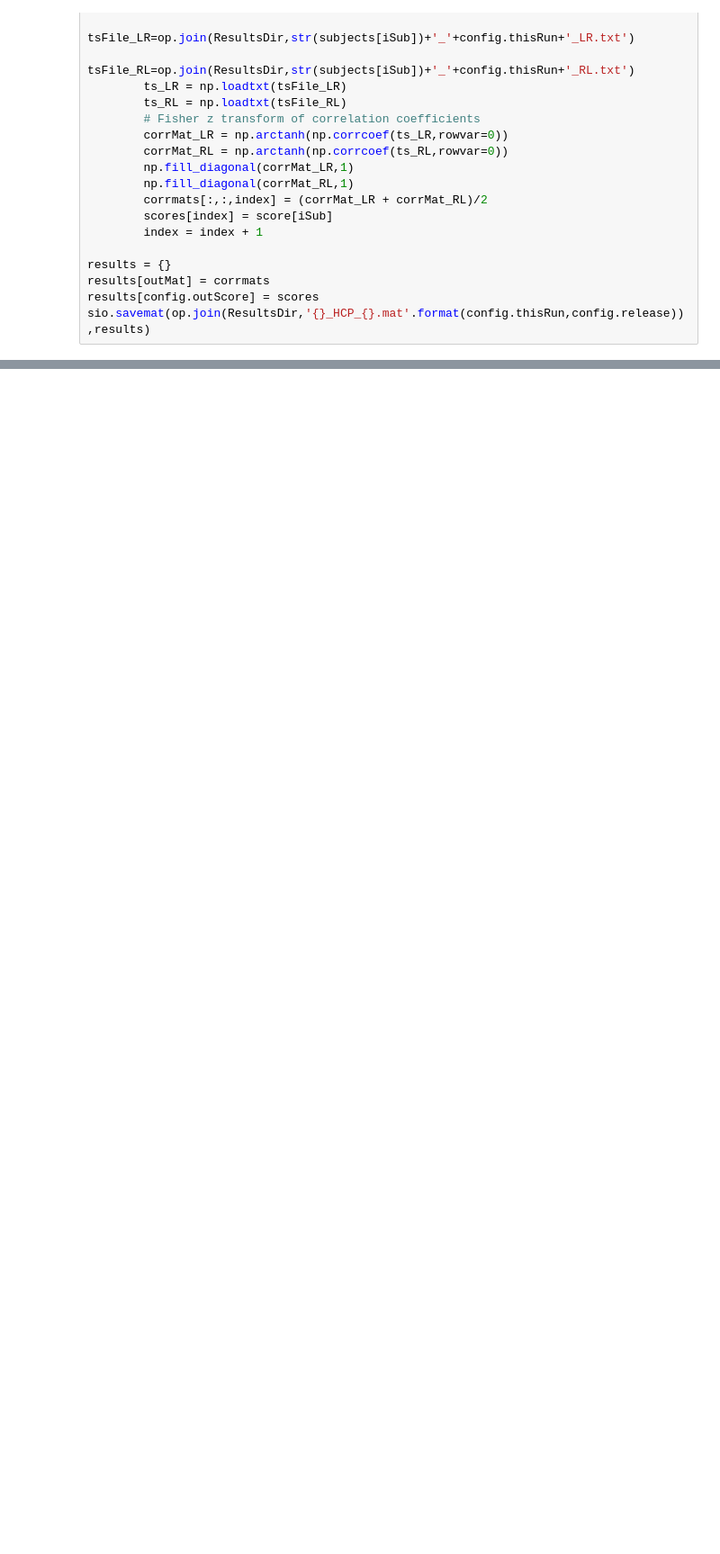
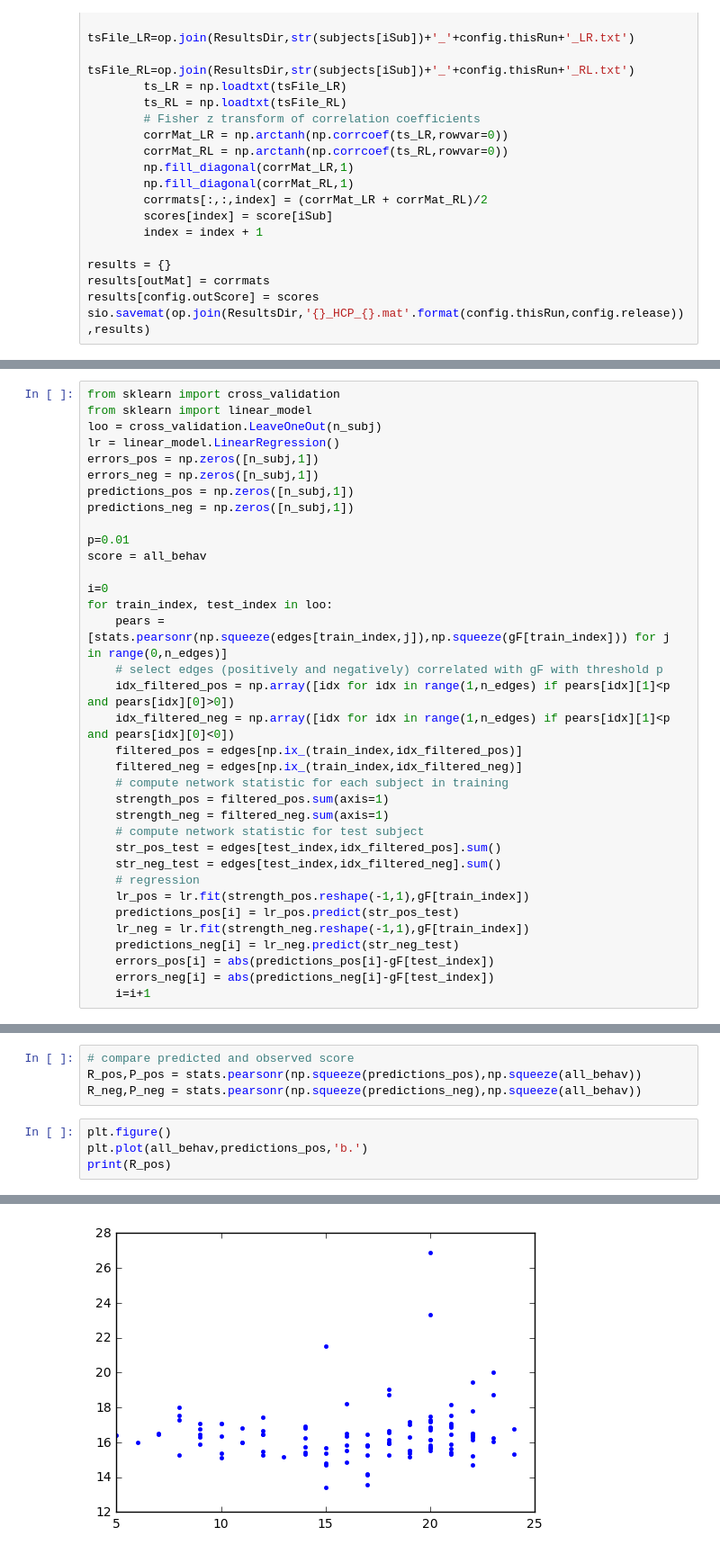
Before and after one commit to paola-g/fc_reproducibility, a Jupyter notebook: python/pipelineCustom.ipynb, the cells around one changed output, grey strips where cells are left out. Shown at 90% size. Cells and saved outputs as stored; diff of their text form; blank space fills up the shorter version.

Commit message:
added code for plots

```diff
--- a/python/pipelineCustom.ipynb
+++ b/python/pipelineCustom.ipynb
@@ -1209,0 +1212,35 @@ sio.savemat(op.join(ResultsDir,'{}_HCP_{}.mat'.format(config.thisRun,config.rele
+# %%
+from sklearn import cross_validation
+from sklearn import linear_model
+loo = cross_validation.LeaveOneOut(n_subj)
+lr = linear_model.LinearRegression()
+errors_pos = np.zeros([n_subj,1])
+errors_neg = np.zeros([n_subj,1])
+predictions_pos = np.zeros([n_subj,1])
+predictions_neg = np.zeros([n_subj,1])
+
+p=0.01
+score = all_behav
+
+i=0
+for train_index, test_index in loo:
+    pears = [stats.pearsonr(np.squeeze(edges[train_index,j]),np.squeeze(gF[train_index])) for j in range(0,n_edges)]
+    # select edges (positively and negatively) correlated with gF with threshold p
+    idx_filtered_pos = np.array([idx for idx in range(1,n_edges) if pears[idx][1]<p and pears[idx][0]>0])
+    idx_filtered_neg = np.array([idx for idx in range(1,n_edges) if pears[idx][1]<p and pears[idx][0]<0])
+    filtered_pos = edges[np.ix_(train_index,idx_filtered_pos)]
+    filtered_neg = edges[np.ix_(train_index,idx_filtered_neg)]
+    # compute network statistic for each subject in training
+    strength_pos = filtered_pos.sum(axis=1)
+    strength_neg = filtered_neg.sum(axis=1)
+    # compute network statistic for test subject
+    str_pos_test = edges[test_index,idx_filtered_pos].sum()
+    str_neg_test = edges[test_index,idx_filtered_neg].sum()
+    # regression
+    lr_pos = lr.fit(strength_pos.reshape(-1,1),gF[train_index])
+    predictions_pos[i] = lr_pos.predict(str_pos_test)
+    lr_neg = lr.fit(strength_neg.reshape(-1,1),gF[train_index])
+    predictions_neg[i] = lr_neg.predict(str_neg_test)
+    errors_pos[i] = abs(predictions_pos[i]-gF[test_index])
+    errors_neg[i] = abs(predictions_neg[i]-gF[test_index])
+    i=i+1
@@ -1209,0 +1299,9 @@ sio.savemat(op.join(ResultsDir,'{}_HCP_{}.mat'.format(config.thisRun,config.rele
+# %%
+# compare predicted and observed score
+R_pos,P_pos = stats.pearsonr(np.squeeze(predictions_pos),np.squeeze(all_behav))
+R_neg,P_neg = stats.pearsonr(np.squeeze(predictions_neg),np.squeeze(all_behav))
+# %%
+plt.figure()
+plt.plot(all_behav,predictions_pos,'b.')
+print(R_pos)
+# %% [output]
@@ -1209,0 +1309 @@ sio.savemat(op.join(ResultsDir,'{}_HCP_{}.mat'.format(config.thisRun,config.rele
+[figure, added]
```
Also changed, not shown: parts of 35 cells of this notebook.
